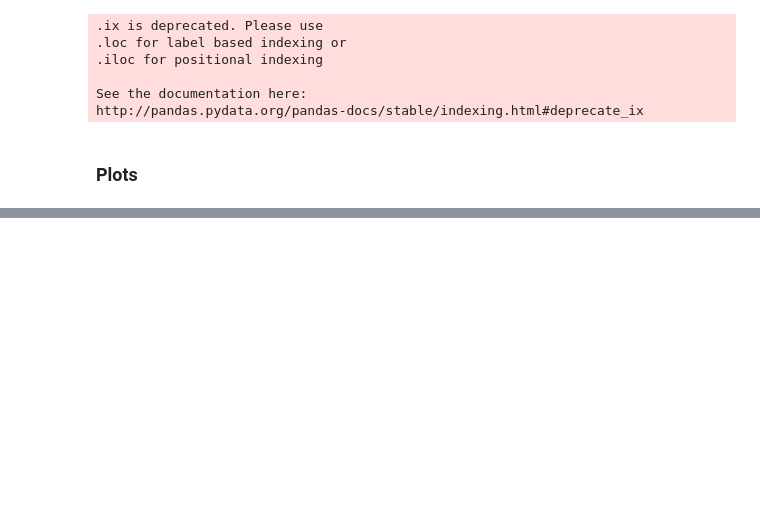
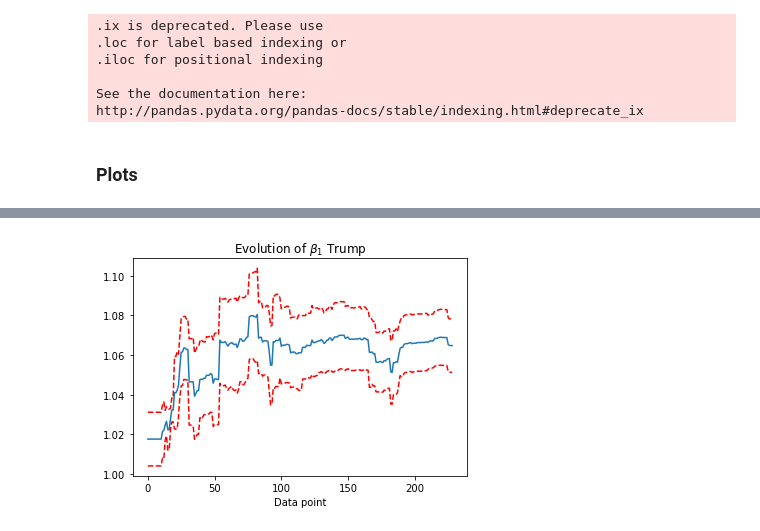
Before and after one commit to alexhuang1117/Data-Science-Portfolio, a Jupyter notebook: FX_Analysis_During_US_Election/main.ipynb, the cells around one changed output, grey strips where cells are left out. Saved outputs shown, nothing was run; the diff lists cells and outputs as text; code cells hidden in the pictures; blank space fills up the shorter version.

```diff
--- a/FX_Analysis_During_US_Election/main.ipynb
+++ b/FX_Analysis_During_US_Election/main.ipynb
@@ -468,0 +308,10 @@ plt.show()
+# %%
+plt.plot(parameters_trump[50:len(jointb)-20,1])
+plt.plot(parameters_trump[50:len(jointb)-20,1]-stderr_trump[50:len(jointb)-20,1],'r--')
+plt.plot(parameters_trump[50:len(jointb)-20,1]+stderr_trump[50:len(jointb)-20,1],'r--')
+plt.title(r'Evolution of $\beta_1 $ Trump')
+plt.xlabel('Data point')
+plt.savefig('trump b1.png')
+plt.show()
+# %% [output]
+[figure, added]
```
Also changed, not shown: parts of 37 cells of this notebook, 19 other files.
